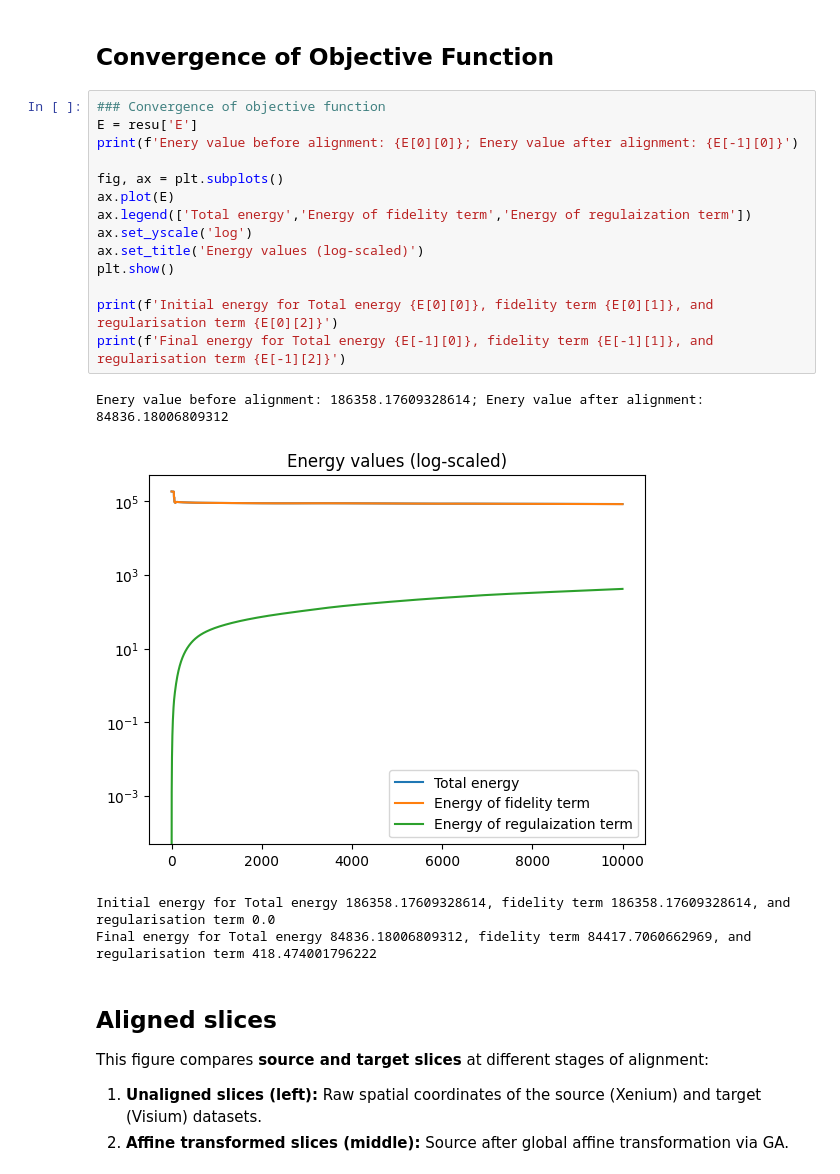
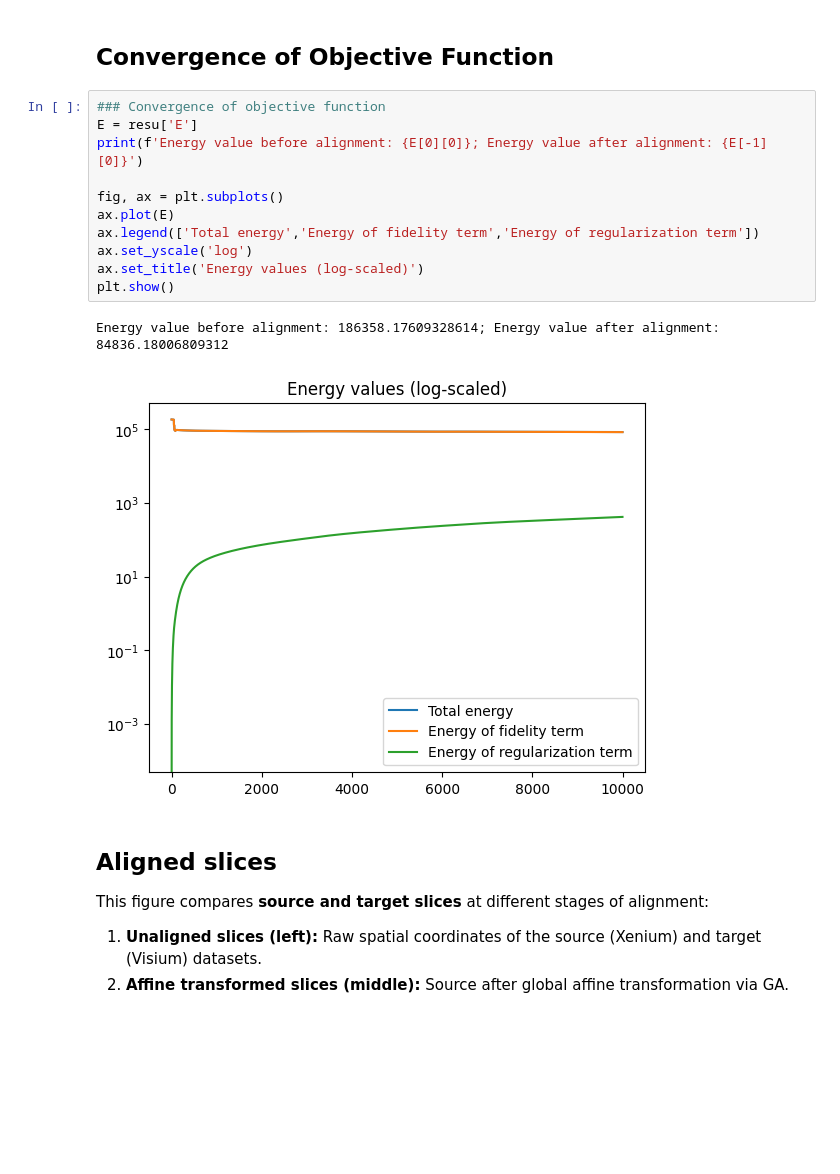
Before and after one commit to TaoDing2/GALA, a Jupyter notebook: tutorials/tutorial5.ipynb, the cells around one changed output. Cells and saved outputs as stored; diff of their text form; blank space fills up the shorter version.

```diff
--- a/tutorials/tutorial5.ipynb
+++ b/tutorials/tutorial5.ipynb
@@ -212,22 +212,17 @@ with open(os.path.join(results_path,'mbs.pkl'), 'rb') as f:
 # %%
 ### Convergence of objective function
 E = resu['E']
-print(f'Enery value before alignment: {E[0][0]}; Enery value after alignment: {E[-1][0]}')
+print(f'Energy value before alignment: {E[0][0]}; Energy value after alignment: {E[-1][0]}')
 
 fig, ax = plt.subplots()
 ax.plot(E)
-ax.legend(['Total energy','Energy of fidelity term','Energy of regulaization term'])
+ax.legend(['Total energy','Energy of fidelity term','Energy of regularization term'])
 ax.set_yscale('log')
 ax.set_title('Energy values (log-scaled)')
 plt.show()
-
-print(f'Initial energy for Total energy {E[0][0]}, fidelity term {E[0][1]}, and regularisation term {E[0][2]}')
-print(f'Final energy for Total energy {E[-1][0]}, fidelity term {E[-1][1]}, and regularisation term {E[-1][2]}')
 # %% [output]
-Enery value before alignment: 186358.17609328614; Enery value after alignment: 84836.18006809312
+Energy value before alignment: 186358.17609328614; Energy value after alignment: 84836.18006809312
-[figure, old version]
+[figure, new version]
-Initial energy for Total energy 186358.17609328614, fidelity term 186358.17609328614, and regularisation term 0.0
-Final energy for Total energy 84836.18006809312, fidelity term 84417.7060662969, and regularisation term 418.474001796222
 # %% [markdown]
 ## Aligned slices
 
```
Also changed, not shown: parts of 6 cells of this notebook.
